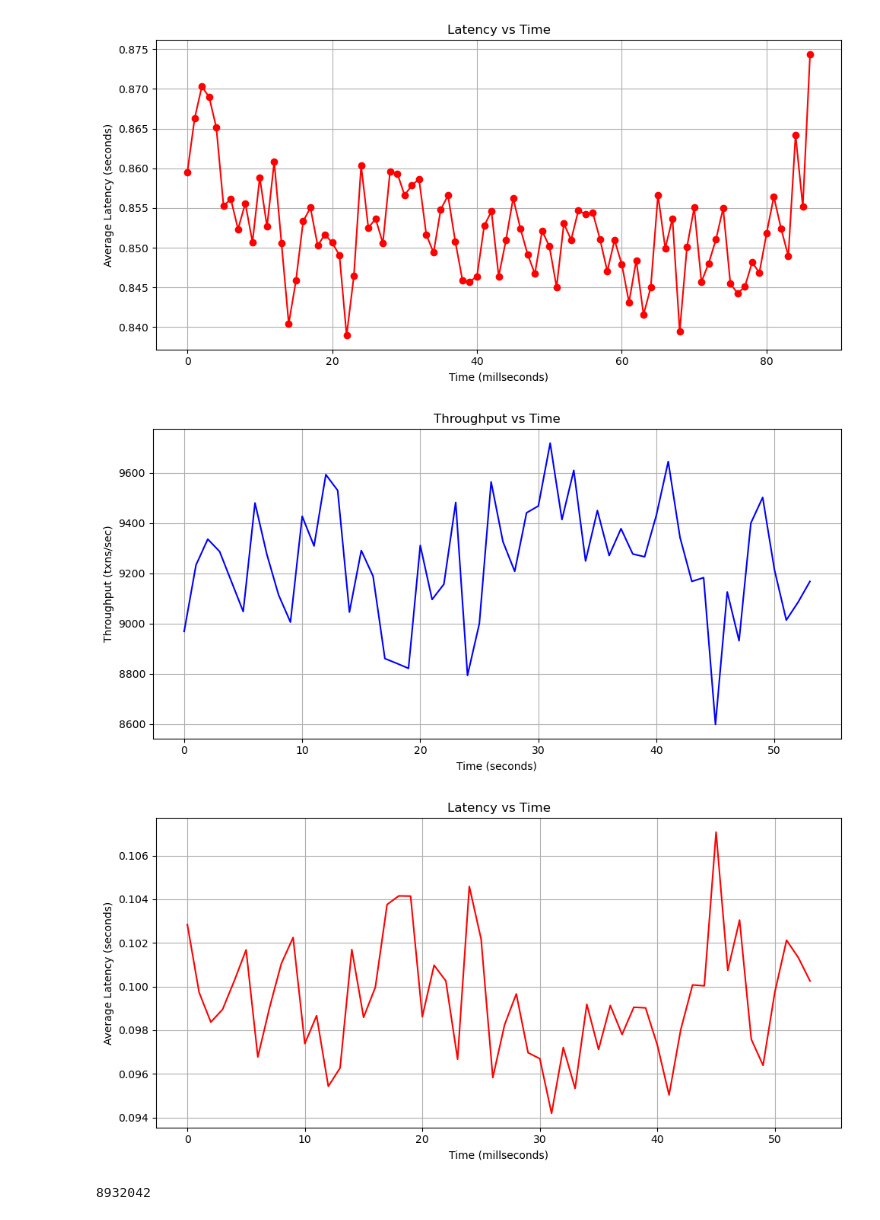
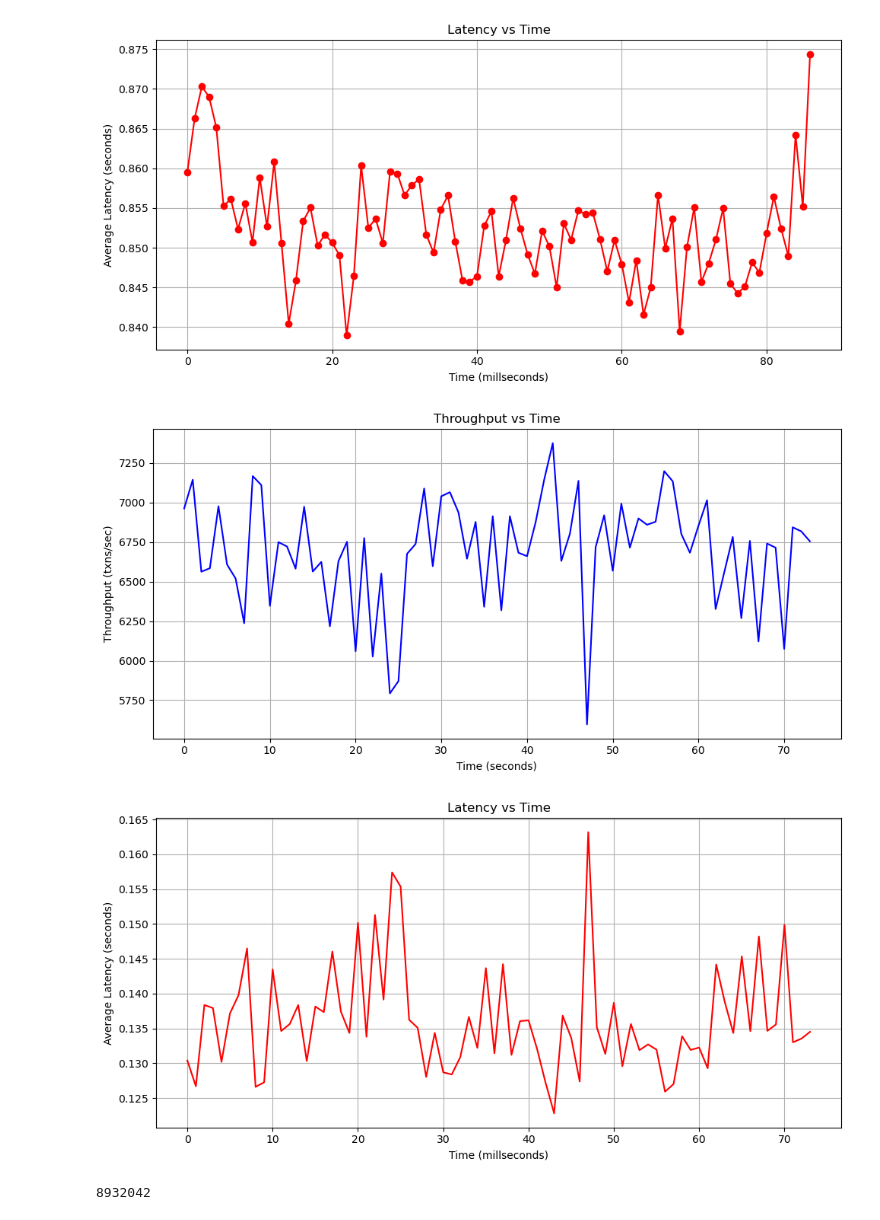
Before and after one commit to tejas-shivanand-mane/NuRaft, a Jupyter notebook: PostProcessing.ipynb, the cells around one changed output. Saved outputs shown, nothing was run; the diff lists cells and outputs as text; code cells hidden in the pictures.

```diff
--- a/PostProcessing.ipynb
+++ b/PostProcessing.ipynb
@@ -229,7 +229,7 @@ from collections import defaultdict
 import numpy as np
 
 
-node_counts = [4]
+node_counts = [8]
 for nc in node_counts:
     # Path to your log file
     log_file_path = "../nuraft_logs/stack_"+str(nc)+"nodes/stack_server0.log"  # change to your actual path
@@ -279,35 +279,35 @@ for nc in node_counts:
         avg_latency_sec.append(avg_latency)
 
     # === Plot: Throughput ===
     plt.figure(figsize=(10, 5))
     plt.plot(range(max_sec + 1)[:-1], throughput_per_sec[:-1], '-', color='blue')
     plt.xlabel("Time (seconds)")
     plt.ylabel("Throughput (txns/sec)")
     plt.title("Throughput vs Time")
     plt.grid(True)
     # plt.ylim (0, 4000)
 
     plt.tight_layout()
     plt.show()
 
     # === Plot: Latency ===
     plt.figure(figsize=(10, 5))
     plt.plot(range(max_sec + 1)[:-1], 1000*np.array(avg_latency_sec)[:-1], '-', color='red')
     plt.xlabel("Time (millseconds)")
     plt.ylabel("Average Latency (seconds)")
     plt.title("Latency vs Time")
     # plt.ylim (0, 0.8)
     plt.grid(True)
     plt.tight_layout()
     plt.show()
 
     stack_times.append(range(max_sec + 1)[:-1])
 
     stack_thputs.append(throughput_per_sec[:-1])
     stack_lats.append(1000*np.array(avg_latency_sec)[:-1])
 # %% [output]
-[figure, old version]
+[figure, new version]
-[figure, old version]
+[figure, new version]
 # %%
 len(throughput_per_sec)
 # %% [output]
```
Also changed, not shown: 3 other files.
